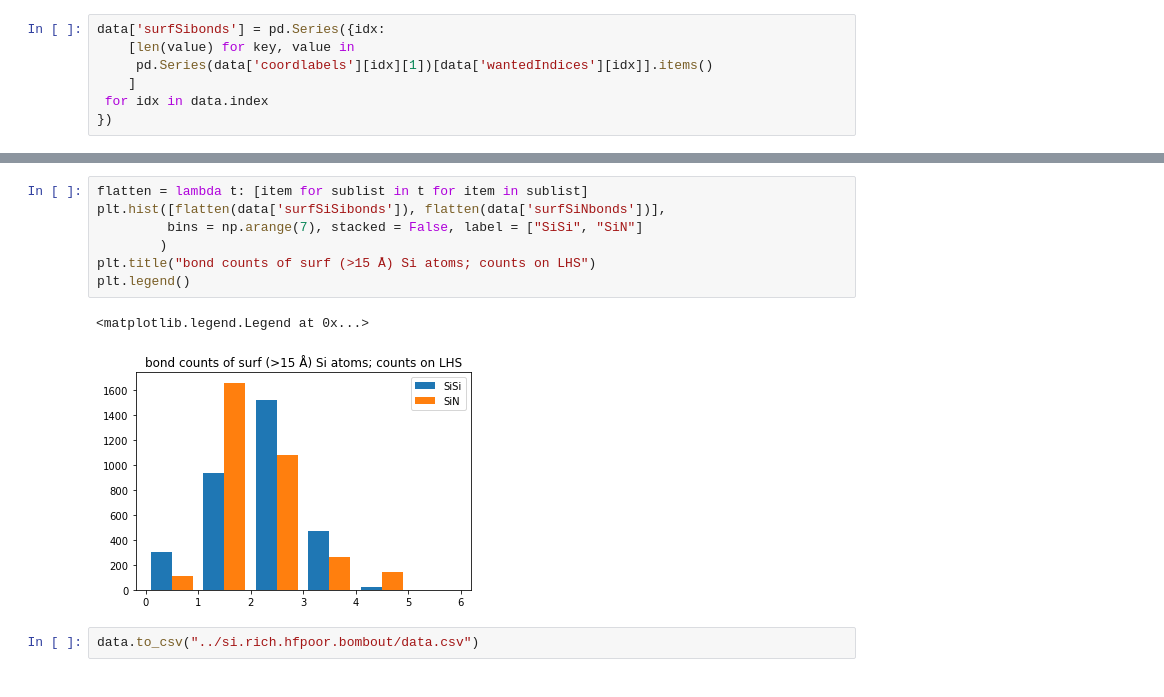
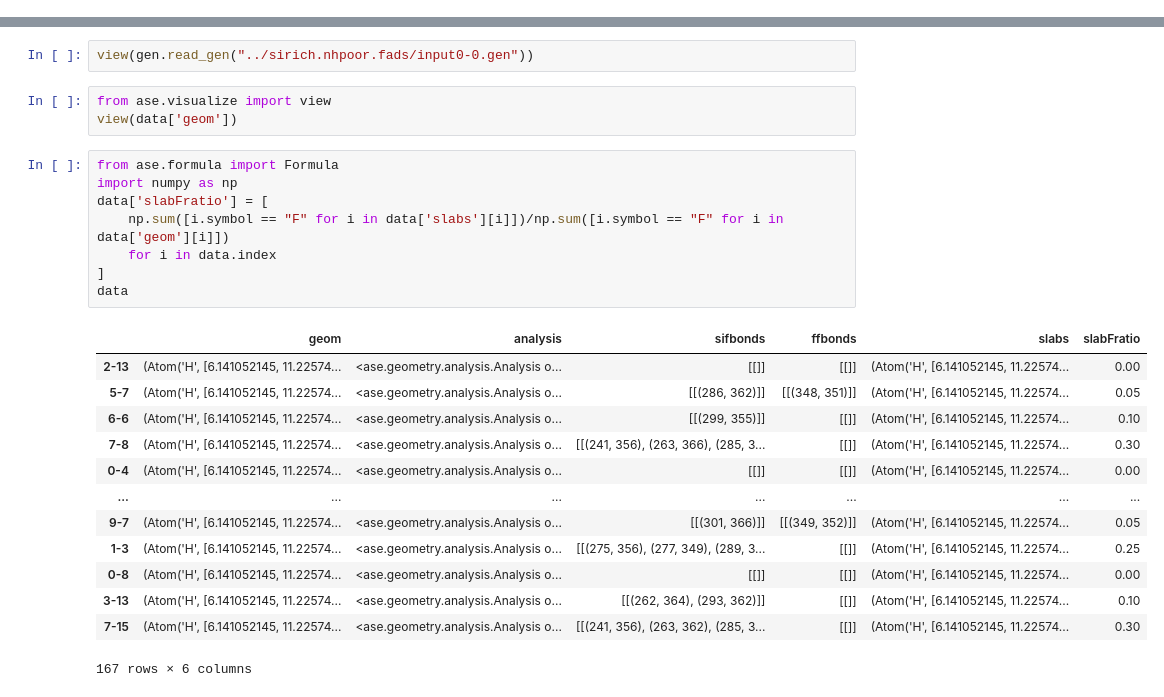
Before and after one commit to chengeaa/researchscripts, a Jupyter notebook: sandbox.ipynb, the cells around one changed output, grey strips where cells are left out. Drawn from its saved outputs; the diff is of its cells as text.

```diff
--- a/sandbox.ipynb
+++ b/sandbox.ipynb
@@ -69,7 +43,0 @@ view(data['geom']['2-13'])
-# %%
-data['surfSibonds'] = pd.Series({idx:
-    [len(value) for key, value in
-     pd.Series(data['coordlabels'][idx][1])[data['wantedIndices'][idx]].items()
-    ]
- for idx in data.index
-})
@@ -154,12 +44,27 @@ data['surfSiHbonds'] = pd.Series({idx:
-# %%
-flatten = lambda t: [item for sublist in t for item in sublist]
-plt.hist([flatten(data['surfSiSibonds']), flatten(data['surfSiNbonds'])],
-         bins = np.arange(7), stacked = False, label = ["SiSi", "SiN"]
-        )
-plt.title("bond counts of surf (>15 Å) Si atoms; counts on LHS")
-plt.legend()
-# %% [output]
-<matplotlib.legend.Legend at 0x...>
-[figure, removed]
-# %%
-data.to_csv("../si.rich.hfpoor.bombout/data.csv")
+# %%
+view(gen.read_gen("../sirich.nhpoor.fads/input0-0.gen"))
+# %%
+from ase.visualize import view
+view(data['geom'])
+# %%
+from ase.formula import Formula
+import numpy as np
+data['slabFratio'] = [
+    np.sum([i.symbol == "F" for i in data['slabs'][i]])/np.sum([i.symbol == "F" for i in data['geom'][i]])
+    for i in data.index
+]
+data
+# %% [output]
+|  | geom | analysis | sifbonds | ffbonds | slabs | slabFratio |
+| 2-13 | (Atom('H', [6.141052145, 11.22574... | <ase.geometry.analysis.Analysis o... | [[]] | [[]] | (Atom('H', [6.141052145, 11.22574... | 0.00 |
+| 5-7 | (Atom('H', [6.141052145, 11.22574... | <ase.geometry.analysis.Analysis o... | [[(286, 362)]] | [[(348, 351)]] | (Atom('H', [6.141052145, 11.22574... | 0.05 |
+| 6-6 | (Atom('H', [6.141052145, 11.22574... | <ase.geometry.analysis.Analysis o... | [[(299, 355)]] | [[]] | (Atom('H', [6.141052145, 11.22574... | 0.10 |
+| 7-8 | (Atom('H', [6.141052145, 11.22574... | <ase.geometry.analysis.Analysis o... | [[(241, 356), (263, 366), (285, 3... | [[]] | (Atom('H', [6.141052145, 11.22574... | 0.30 |
+| 0-4 | (Atom('H', [6.141052145, 11.22574... | <ase.geometry.analysis.Analysis o... | [[]] | [[]] | (Atom('H', [6.141052145, 11.22574... | 0.00 |
+| ... | ... | ... | ... | ... | ... | ... |
+| 9-7 | (Atom('H', [6.141052145, 11.22574... | <ase.geometry.analysis.Analysis o... | [[(301, 366)]] | [[(349, 352)]] | (Atom('H', [6.141052145, 11.22574... | 0.05 |
+| 1-3 | (Atom('H', [6.141052145, 11.22574... | <ase.geometry.analysis.Analysis o... | [[(275, 356), (277, 349), (289, 3... | [[]] | (Atom('H', [6.141052145, 11.22574... | 0.25 |
+| 0-8 | (Atom('H', [6.141052145, 11.22574... | <ase.geometry.analysis.Analysis o... | [[]] | [[]] | (Atom('H', [6.141052145, 11.22574... | 0.00 |
+| 3-13 | (Atom('H', [6.141052145, 11.22574... | <ase.geometry.analysis.Analysis o... | [[(262, 364), (293, 362)]] | [[]] | (Atom('H', [6.141052145, 11.22574... | 0.10 |
+| 7-15 | (Atom('H', [6.141052145, 11.22574... | <ase.geometry.analysis.Analysis o... | [[(241, 356), (263, 362), (285, 3... | [[]] | (Atom('H', [6.141052145, 11.22574... | 0.30 |
+167 rows × 6 columns
```
Also changed, not shown: parts of 30 cells of this notebook, 6 other files.
